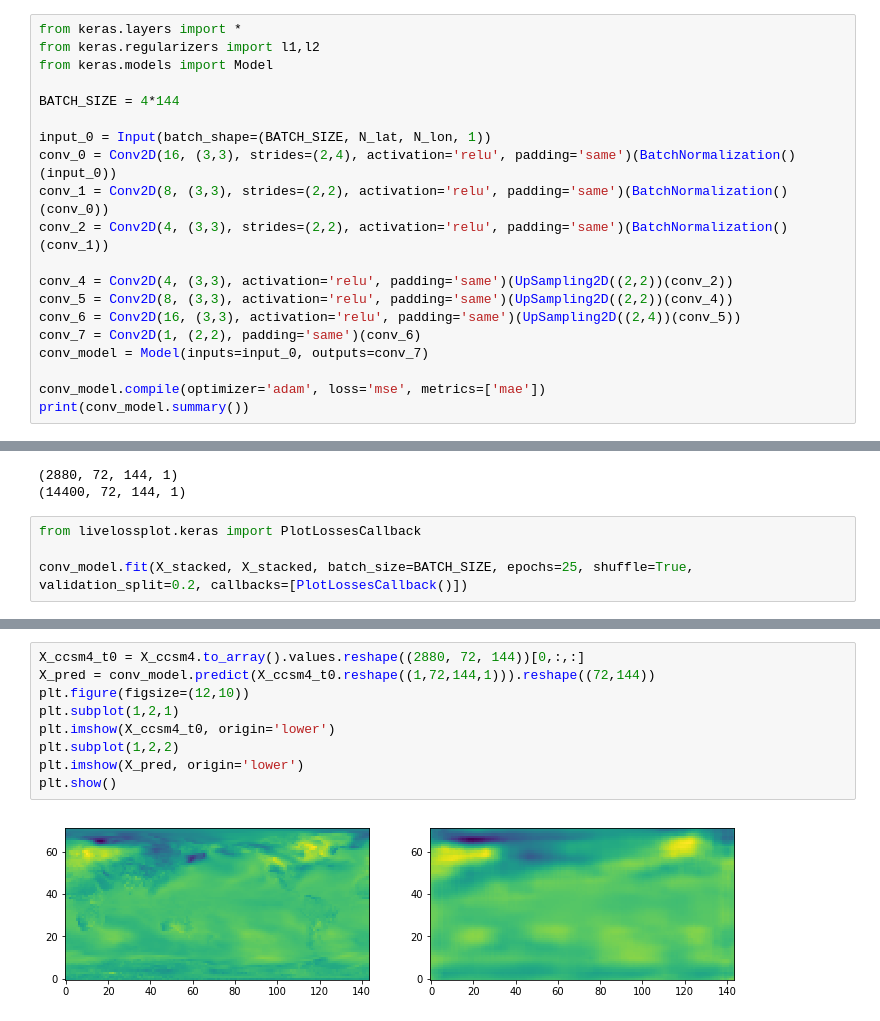
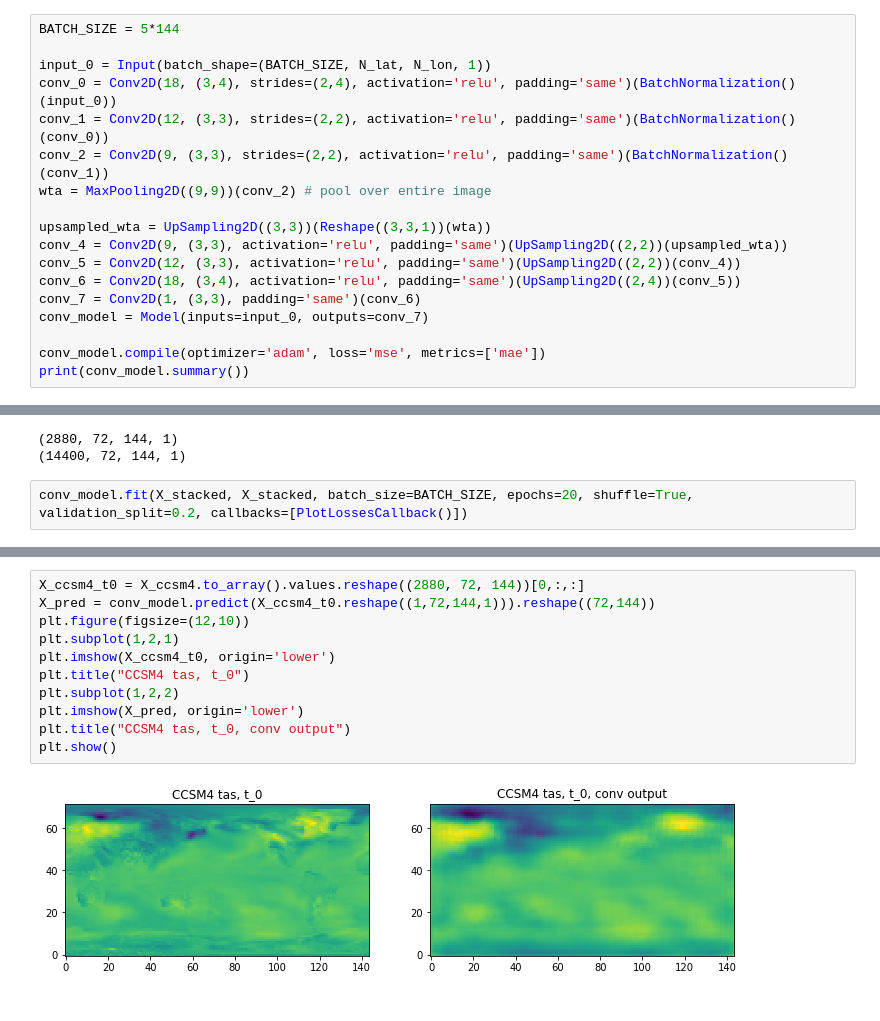
Before and after one commit to bgroenks96/cmip-embeddings, a Jupyter notebook: deep_embeddings.ipynb, the cells around one changed output, grey strips where cells are left out. Drawn from its saved outputs; the diff is of its cells as text.

Commit message:
Try WTA conv model

```diff
--- a/deep_embeddings.ipynb
+++ b/deep_embeddings.ipynb
@@ -82,19 +82,17 @@ training   (min:   48.308, max: 46651.363, cur:   49.428)
 # %%
-from keras.layers import *
-from keras.regularizers import l1,l2
-from keras.models import Model
-
-BATCH_SIZE = 4*144
+BATCH_SIZE = 5*144
 
 input_0 = Input(batch_shape=(BATCH_SIZE, N_lat, N_lon, 1))
-conv_0 = Conv2D(16, (3,3), strides=(2,4), activation='relu', padding='same')(BatchNormalization()(input_0))
-conv_1 = Conv2D(8, (3,3), strides=(2,2), activation='relu', padding='same')(BatchNormalization()(conv_0))
-conv_2 = Conv2D(4, (3,3), strides=(2,2), activation='relu', padding='same')(BatchNormalization()(conv_1))
+conv_0 = Conv2D(18, (3,4), strides=(2,4), activation='relu', padding='same')(BatchNormalization()(input_0))
+conv_1 = Conv2D(12, (3,3), strides=(2,2), activation='relu', padding='same')(BatchNormalization()(conv_0))
+conv_2 = Conv2D(9, (3,3), strides=(2,2), activation='relu', padding='same')(BatchNormalization()(conv_1))
+wta = MaxPooling2D((9,9))(conv_2) # pool over entire image
 
-conv_4 = Conv2D(4, (3,3), activation='relu', padding='same')(UpSampling2D((2,2))(conv_2))
-conv_5 = Conv2D(8, (3,3), activation='relu', padding='same')(UpSampling2D((2,2))(conv_4))
-conv_6 = Conv2D(16, (3,3), activation='relu', padding='same')(UpSampling2D((2,4))(conv_5))
-conv_7 = Conv2D(1, (2,2), padding='same')(conv_6)
+upsampled_wta = UpSampling2D((3,3))(Reshape((3,3,1))(wta))
+conv_4 = Conv2D(9, (3,3), activation='relu', padding='same')(UpSampling2D((2,2))(upsampled_wta))
+conv_5 = Conv2D(12, (3,3), activation='relu', padding='same')(UpSampling2D((2,2))(conv_4))
+conv_6 = Conv2D(18, (3,4), activation='relu', padding='same')(UpSampling2D((2,4))(conv_5))
+conv_7 = Conv2D(1, (3,3), padding='same')(conv_6)
 conv_model = Model(inputs=input_0, outputs=conv_7)
 
 conv_model.compile(optimizer='adam', loss='mse', metrics=['mae'])
@@ -126,7 +124,5 @@ print(X_stacked.shape)
 (2880, 72, 144, 1)
 (14400, 72, 144, 1)
 # %%
-from livelossplot.keras import PlotLossesCallback
-
-conv_model.fit(X_stacked, X_stacked, batch_size=BATCH_SIZE, epochs=25, shuffle=True, validation_split=0.2, callbacks=[PlotLossesCallback()])
+conv_model.fit(X_stacked, X_stacked, batch_size=BATCH_SIZE, epochs=20, shuffle=True, validation_split=0.2, callbacks=[PlotLossesCallback()])
 # %% [output]
@@ -142,11 +139,13 @@ validation (min:    0.484, max:    1.464, cur:    0.497)
 # %%
 X_ccsm4_t0 = X_ccsm4.to_array().values.reshape((2880, 72, 144))[0,:,:]
 X_pred = conv_model.predict(X_ccsm4_t0.reshape((1,72,144,1))).reshape((72,144))
 plt.figure(figsize=(12,10))
 plt.subplot(1,2,1)
 plt.imshow(X_ccsm4_t0, origin='lower')
+plt.title("CCSM4 tas, t_0")
 plt.subplot(1,2,2)
 plt.imshow(X_pred, origin='lower')
+plt.title("CCSM4 tas, t_0, conv output")
 plt.show()
 # %% [output]
-[figure, old version]
+[figure, new version]
```
Also changed, not shown: parts of 12 cells of this notebook.
